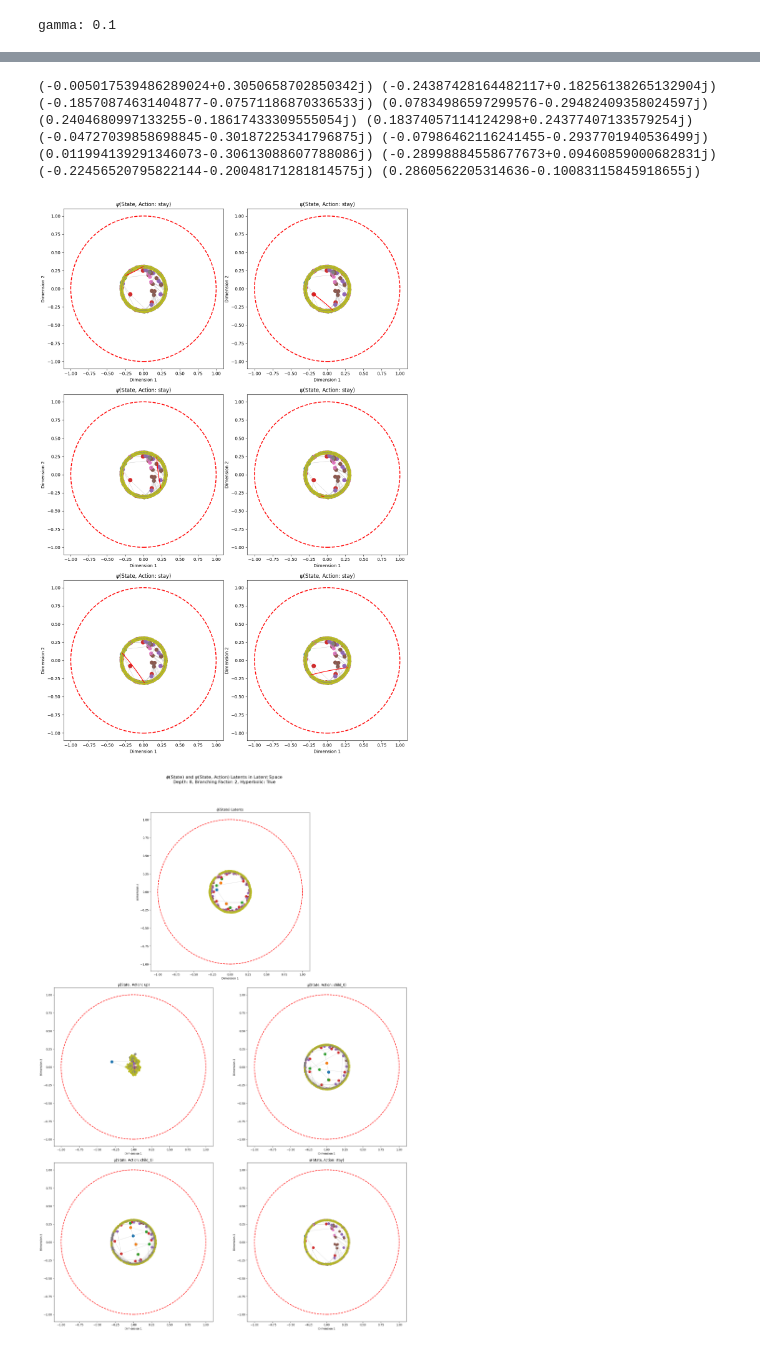
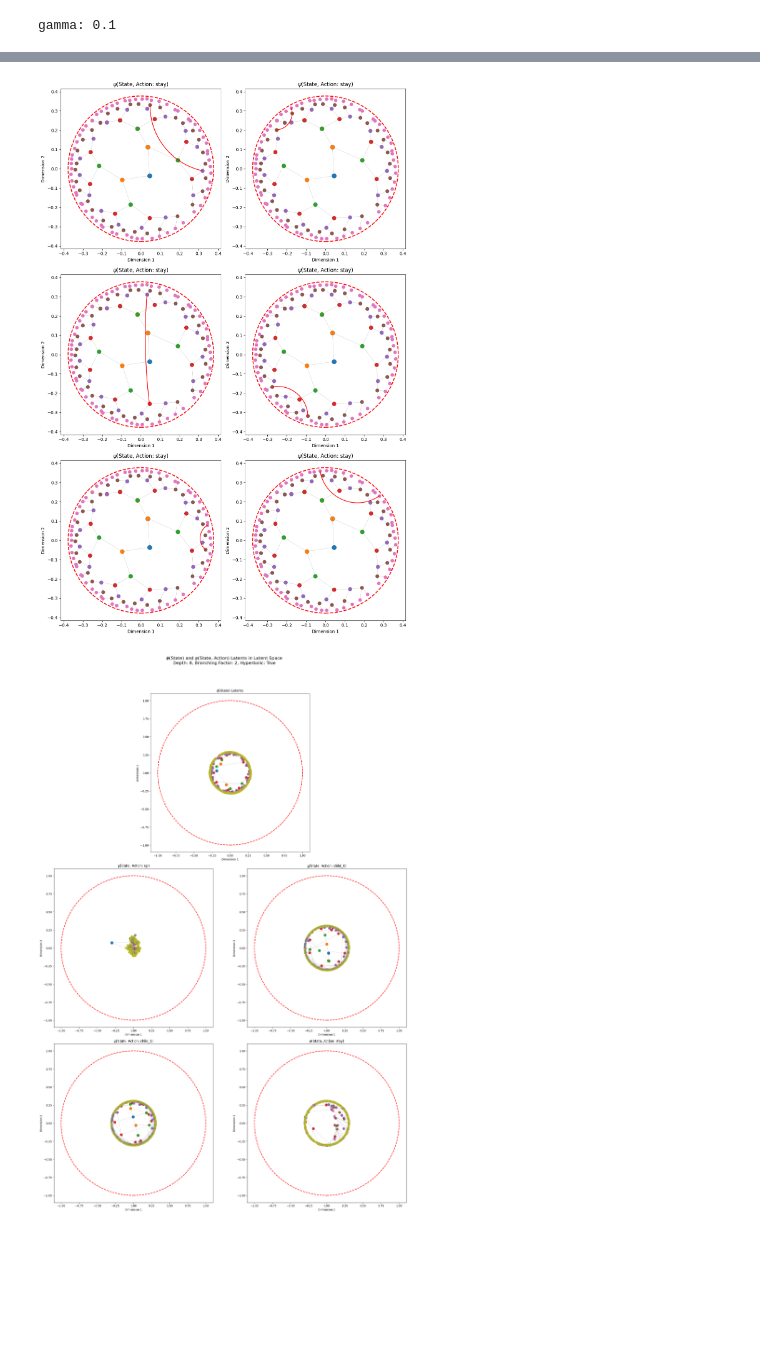
Before and after one commit to YongweiChe/hyperbolic-gcrl, a Jupyter notebook: notebooks/VisualizeTree.ipynb, the cells around one changed output, grey strips where cells are left out. Drawn from its saved outputs; the diff is of its cells as text; code cells hidden in the pictures; blank space fills up the shorter version.

```diff
--- a/notebooks/VisualizeTree.ipynb
+++ b/notebooks/VisualizeTree.ipynb
@@ -63,2 +56,5 @@ manifold = model_dict['manifold']
 loading pretrained...
+# %%
+a = '/home/yongweic/hyperbolic/saved_models/env_tree_experimentarray_hyperbolic_True_symmetric_False_curvature_1.0_learnable_True_epochs_512_trajectories_25000_depth_7_branch_2_embeddingdim_3_gamma_0.2_batch_512/encoder1_epoch_288.pth'
+b = '/home/yongweic/hyperbolic/saved_models/env_tree_experimentarray_hyperbolic_True_symmetric_False_curvature_1.0_learnable_True_epochs_512_trajectories_25000_depth_7_branch_2_embeddingdim_2_gamma_0.3_batch_512/encoder1_epoch_288.pth'
 # %%
@@ -215,37 +241,32 @@ def plot_latents(ax, latents, title='', g_points=None):
-# %%
-fig, axes = plt.subplots(3, 2, figsize=(12, 18))
-axes = axes.flatten()
-
-a = 3
-with torch.no_grad():
-    for i in range(6):
-        action_name = env.action_map[a]
-        nodes = torch.arange(env.num_nodes)[:, None]
-        actions = torch.cat([nodes, torch.full(nodes.shape, a)], dim=-1)
-        latents = encoder1(actions)
-        if hyperbolic:
-            latents = latents.tensor
-
-        # Generate random indices for g_points
-        idx1, idx2 = torch.randint(0, env.num_nodes, (2,))
-        g_p1 = tuple([float(x) for x in latents[idx1]])
-        g_p2 = tuple([float(x) for x in latents[idx2]])
-
-        plot_latents(axes[i],
-                     latents,
-                     title=f"$\psi$(State, Action: {action_name})",
-                     g_points=([g_p1, g_p2]))
-
-plt.tight_layout()
-plt.show()
-# %% [output]
-(-0.005017539486289024+0.3050658702850342j) (-0.24387428164482117+0.18256138265132904j)
-(-0.18570874631404877-0.07571186870336533j) (0.07834986597299576-0.29482409358024597j)
-(0.2404680997133255-0.18617433309555054j) (0.18374057114124298+0.24377407133579254j)
-(-0.04727039858698845-0.30187225341796875j) (-0.07986462116241455-0.2937701940536499j)
-(0.011994139291346073-0.30613088607788086j) (-0.28998884558677673+0.09460859000682831j)
-(-0.22456520795822144-0.20048171281814575j) (0.2860562205314636-0.10083115845918655j)
-[figure, removed]
+# %%
+fig, axes = plt.subplots(3, 2, figsize=(12, 18))
+axes = axes.flatten()
+a = 3
+c = float(manifold.c.value)
+
+with torch.no_grad():
+    for i in range(6):
+        action_name = env.action_map[a]
+        nodes = torch.arange(env.num_nodes)[:, None]
+        actions = torch.cat([nodes, torch.full(nodes.shape, a)], dim=-1)
+        latents = encoder1(actions)
+        if hyperbolic:
+            latents = latents.tensor
+
+        # Generate random indices for g_points
+        idx1, idx2 = torch.randint(0, env.num_nodes, (2,))
+        g_p1 = tuple(float(x) for x in latents[idx1])
+        g_p2 = tuple(float(x) for x in latents[idx2])
+
+        plot_latents(axes[i],
+                     latents,
+                     title=f"$\psi$(State, Action: {action_name})",
+                     g_points=(g_p1, g_p2),
+                     c=c)
+plt.tight_layout()
+plt.show()
+# %% [output]
+[figure, added]
 # %%
 import numpy as np
 import matplotlib.pyplot as plt
```
Also changed, not shown: parts of 4 cells of this notebook, 13 other files.
